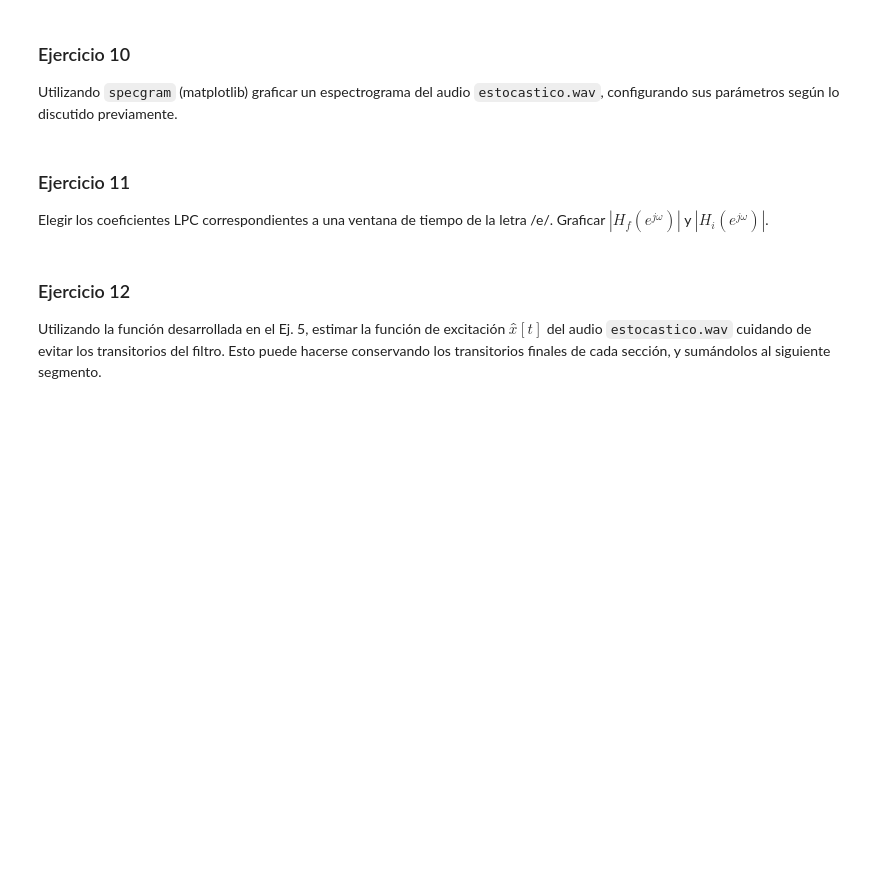
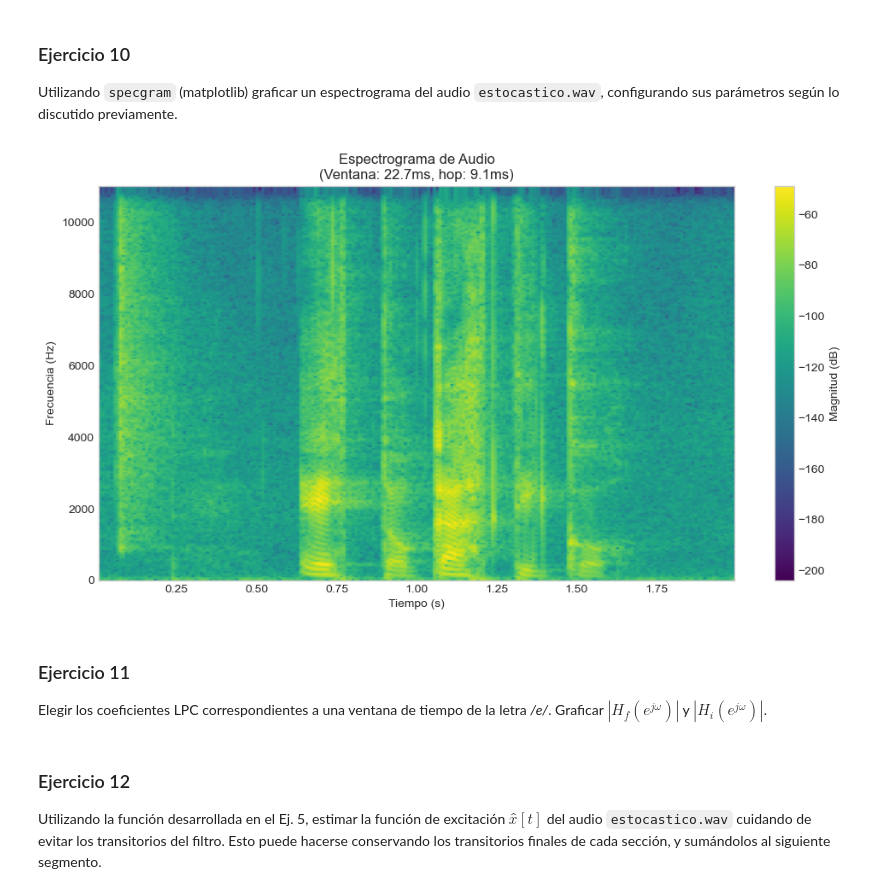
Before and after one commit to MLsound/Linear-Predictive-Coding, a Jupyter notebook: resolucion.ipynb, the cells around one changed output. Saved outputs shown, nothing was run; the diff lists cells and outputs as text; code cells hidden in the pictures; blank space fills up the shorter version.

```diff
--- a/resolucion.ipynb
+++ b/resolucion.ipynb
@@ -20,8 +20,8 @@ Utilizando `load` (librosa), cargar el archivo de audio `estocastico.wav` y escu
 import librosa
 import IPython.display
 
-y, fs = librosa.load("estocastico.wav")
-IPython.display.Audio(y, rate=fs)
+x, fs = librosa.load("estocastico.wav")
+IPython.display.Audio(x, rate=fs)
 # %% [output]
 [interactive output not drawn]
 # %% [markdown]
@@ -458,9 +457,29 @@ Cálculo LPC terminado:
 # %% [markdown]
 ### Ejercicio 10
 Utilizando `specgram` (matplotlib) graficar un espectrograma del audio `estocastico.wav`, configurando sus parámetros según lo discutido previamente.
+# %%
+noverlap = window_len - hop # Número de muestras solapadas (Longitud - hop)
+
+plt.figure(figsize=(12, 6))
+plt.specgram(x, # Señal de habla original
+             NFFT=window_len,
+             Fs=fs,
+             noverlap=noverlap,
+             window=hamming_win,
+             cmap='viridis')
+
+plt.title(f'Espectrograma de Audio\n(Ventana: {window_len/fs*1000:.1f}ms, hop: {hop/fs*1000:.1f}ms)')
+plt.xlabel('Tiempo (s)')
+plt.ylabel('Frecuencia (Hz)')
+plt.colorbar(label='Magnitud (dB)')
+plt.ylim(0, fs/2) # hasta la frecuencia de Nyquist
+plt.grid(False)
+plt.show()
+# %% [output]
+[figure, added]
 # %% [markdown]
 ### Ejercicio 11
-Elegir los coeficientes LPC correspondientes a una ventana de tiempo de la letra /e/. Graficar $|H_f(e^{jω})|$ y $|H_i(e^{jω})|$.
+Elegir los coeficientes LPC correspondientes a una ventana de tiempo de la letra _/e/_. Graficar $|H_f(e^{jω})|$ y $|H_i(e^{jω})|$.
 # %% [markdown]
 ### Ejercicio 12
 Utilizando la función desarrollada en el Ej. 5, estimar la función de excitación $x̂[t]$ del audio `estocastico.wav` cuidando de evitar los transitorios del filtro. Esto puede hacerse conservando los transitorios finales de cada sección, y sumándolos al siguiente segmento.
```
Also changed, not shown: parts of 3 cells of this notebook.
